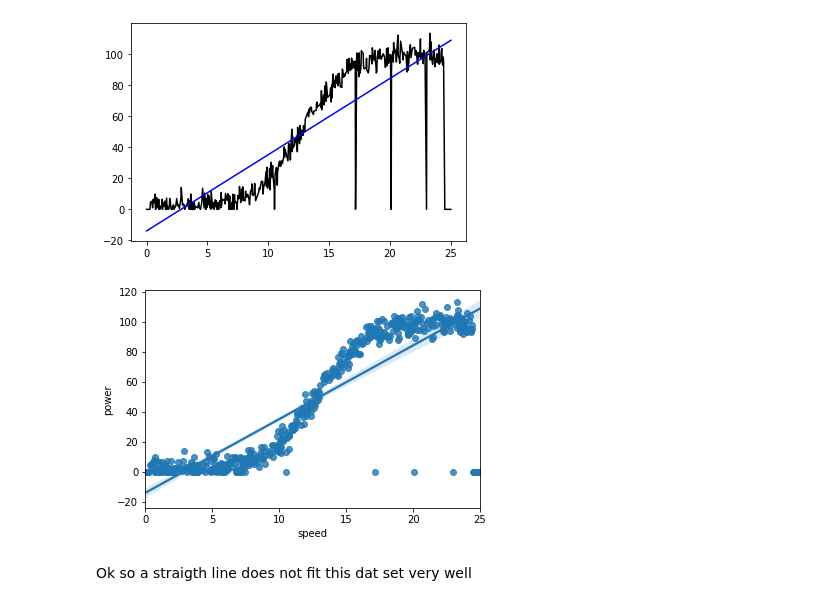
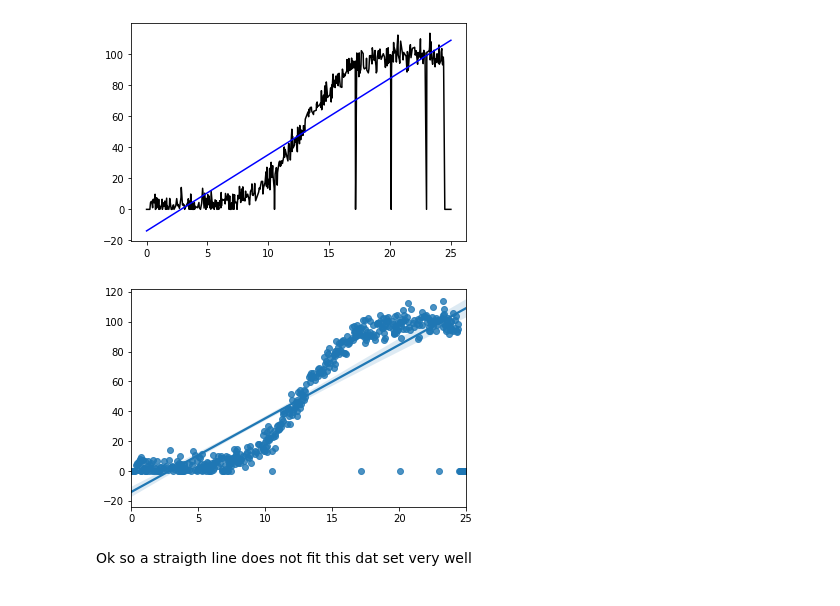
Before and after one commit to brendantipp/sem2_fun_data_analysis_project, a Jupyter notebook: linear_regression.ipynb, the cells around one changed output. Drawn from its saved outputs; the diff is of its cells as text; code cells hidden in the pictures.

Commit message:
changed plots from df calls to using the varibale s p etc

```diff
--- a/linear_regression.ipynb
+++ b/linear_regression.ipynb
@@ -118,8 +119,9 @@ plt.show()
 # %% [output]
 [figure]
 # %%
-sns.regplot(data=df, x = "speed", y = "power");
+#sns.regplot(data=df, x = "speed", y = "power");
+sns.regplot(s,p);
 # %% [output]
-[figure, old version]
+[figure, new version]
 # %% [markdown]
 Ok so a straigth line does not fit this dat set very well
```
Also changed, not shown: parts of 2 cells of this notebook.
